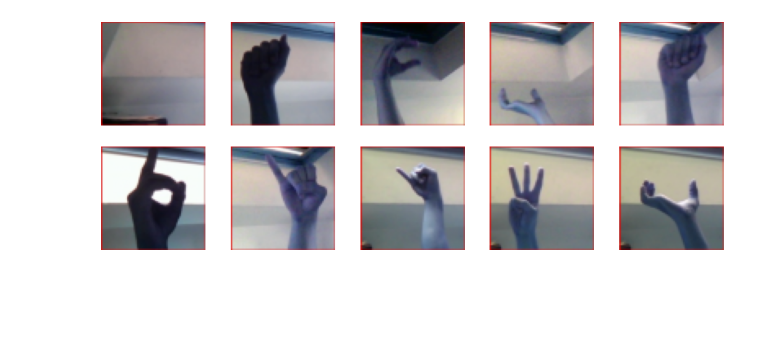
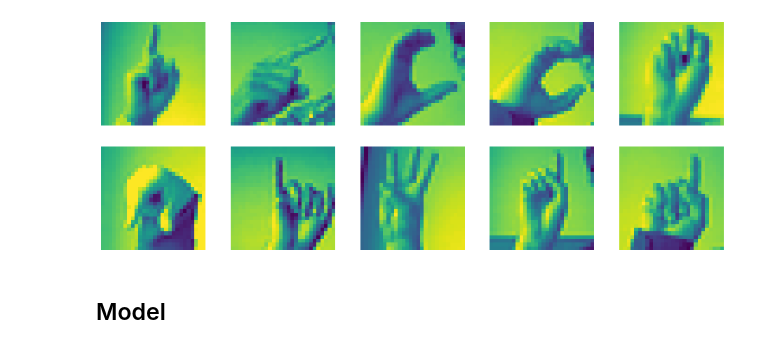
Before and after one commit to ivanobat/nn_sign_lang, a Jupyter notebook: asl_detection_basic.ipynb, the cells around one changed output. Cells and saved outputs as stored; diff of their text form; code cells hidden in the pictures; blank space fills up the shorter version.

Commit message:
Running version with simple and convolutional network for 28, 32 and 64 pixels images

```diff
--- a/asl_detection_basic.ipynb
+++ b/asl_detection_basic.ipynb
@@ -189,37 +203,13 @@ test_data_ldr = torch.utils.data.DataLoader(
 # %%
+# read data
+# dataset 1
+train_data_raw = pd.read_csv('../../data/sign_mnist_train.csv', sep=",")
+test_data_raw = pd.read_csv('../../data/sign_mnist_test.csv', sep=",")
+all_data_raw = pd.concat([train_data_raw,test_data_raw], axis=0)
+
 # load dataset 1 (MNIST csv)
 # load torch data loaders
-
 train_data_ds = asl_dataset(train_data_raw)
 test_data_ds = asl_dataset(test_data_raw)
-
 train_data_ldr = torch.utils.data.DataLoader(train_data_ds, batch_size=batch_size, shuffle=True)
-test_data_ldr = torch.utils.data.DataLoader(test_data_ds, batch_size=1000, shuffle=True)
+test_data_ldr = torch.utils.data.DataLoader(test_data_ds, batch_size=len(test_data_ds), shuffle=True)
-# %%
-# load dataset 2 (asl alphabet kaggle)
-from tqdm import tqdm
-import cv2
-import skimage
-
-img_size = 64
-train_dir = "../data/asl_alphabet/asl_alphabet_train/asl_alphabet_train/"
-test_dir = "../data/asl_alphabet/asl_alphabet_test/asl_alphabet_test/"
-
-# To use only if reload needed
-#xtrain, ytrain = input_data(train_dir)
-#xtest, ytest = get_data(test_dir)
-
-# Preloaded numpy arrays
-#xtrain = np.load('xtrain.npy')
-#ytrain = np.load('ytrain.npy')
-#xtest = np.load('xtest.npy')
-#ytest = np.load('ytest.npy')
-
-from sklearn.model_selection import train_test_split
-xtrain_s, xtest_s, ytrain_s, ytest_s = train_test_split(xtrain, ytrain, test_size=0.2)
-
-train_data64_ds = asl64_dataset(xtrain_s, ytrain_s)
-test_data64_ds = asl64_dataset(xtest_s, ytest_s)
-
-train_data_ldr = torch.utils.data.DataLoader(train_data64_ds, batch_size=batch_size, shuffle=True)
-test_data_ldr = torch.utils.data.DataLoader(test_data64_ds, batch_size=1000, shuffle=True)
@@ -232,10 +216,10 @@ test_data_ldr = torch.utils.data.DataLoader(test_data64_ds, batch_size=1000, shu
 # %%
 # # Show sample dataset 1, method 2
 plt.figure(figsize=(16, 6))
 for i in range(10):
     plt.subplot(2, 5, i + 1)
     image, _ = train_data_ldr.dataset.__getitem__(i)
-    plt.imshow(image.squeeze().numpy().reshape(64,64,3))
+    plt.imshow(image.squeeze().numpy().reshape(img_size,img_size,channels))
     plt.axis('off');
 # %% [output]
-[figure, old version]
+[figure, new version]
@@ -341,3 +348,5 @@ def test(model, data_loader): # same as train but using eval()
+# %% [markdown]
+## Model
 # %%
 import torch.optim.lr_scheduler
 # instantiate and run nn
```
Also changed, not shown: parts of 13 cells of this notebook.
